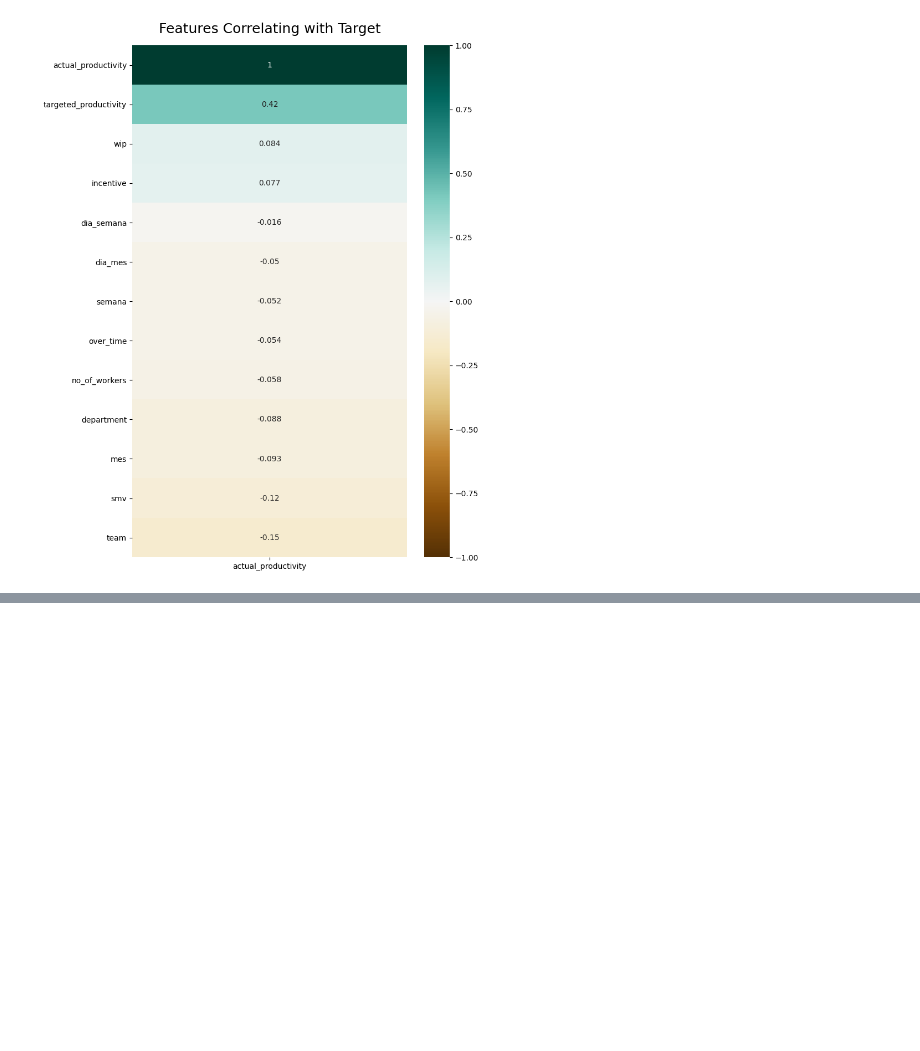
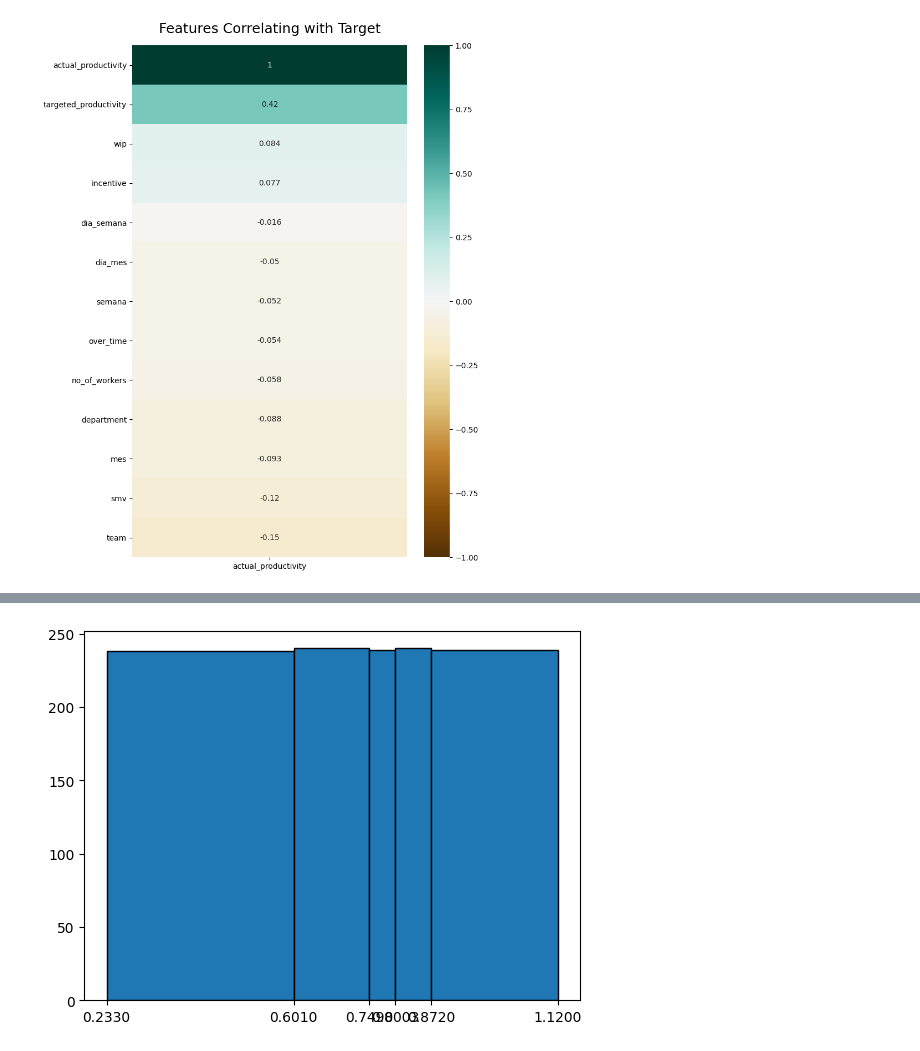
Before and after one commit to darwinpadilla/doctorado, a Jupyter notebook: Grupo_Productivity_Prediction.ipynb, the cells around one changed output, grey strips where cells are left out. Saved outputs shown, nothing was run; the diff lists cells and outputs as text; code cells hidden in the pictures; blank space fills up the shorter version.

```diff
--- a/Grupo_Productivity_Prediction.ipynb
+++ b/Grupo_Productivity_Prediction.ipynb
@@ -798,0 +825,9 @@ heatmap.set_title('Features Correlating with Target', fontdict={'fontsize':18},
+# %%
+# GM GIT. 1.12. Data binning
+bins= [0.233,0.601,0.749,0.8003,0.872,1.12]
+plt.hist(dataset.actual_productivity.values, bins=bins, edgecolor="k")
+plt.xticks(bins)
+
+plt.show()
+# %% [output]
+[figure, added]
```
Also changed, not shown: parts of 2 cells of this notebook.
